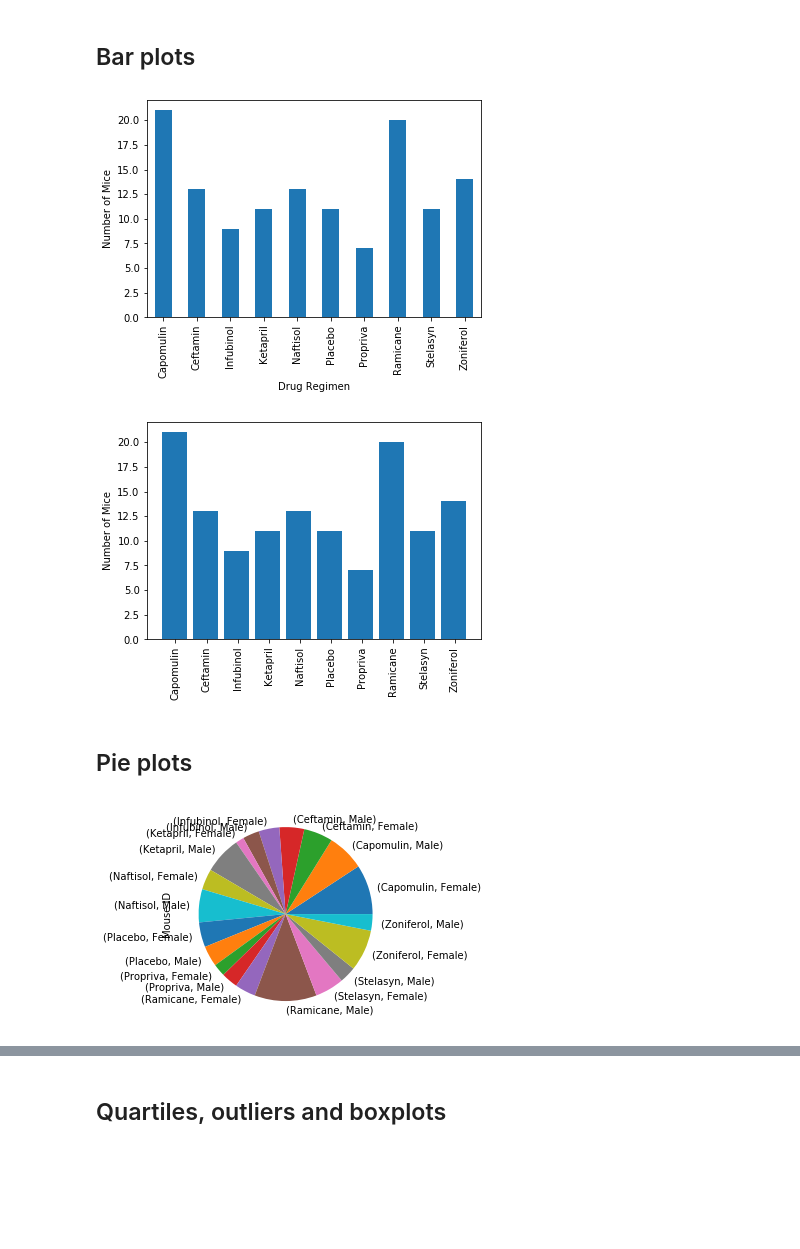
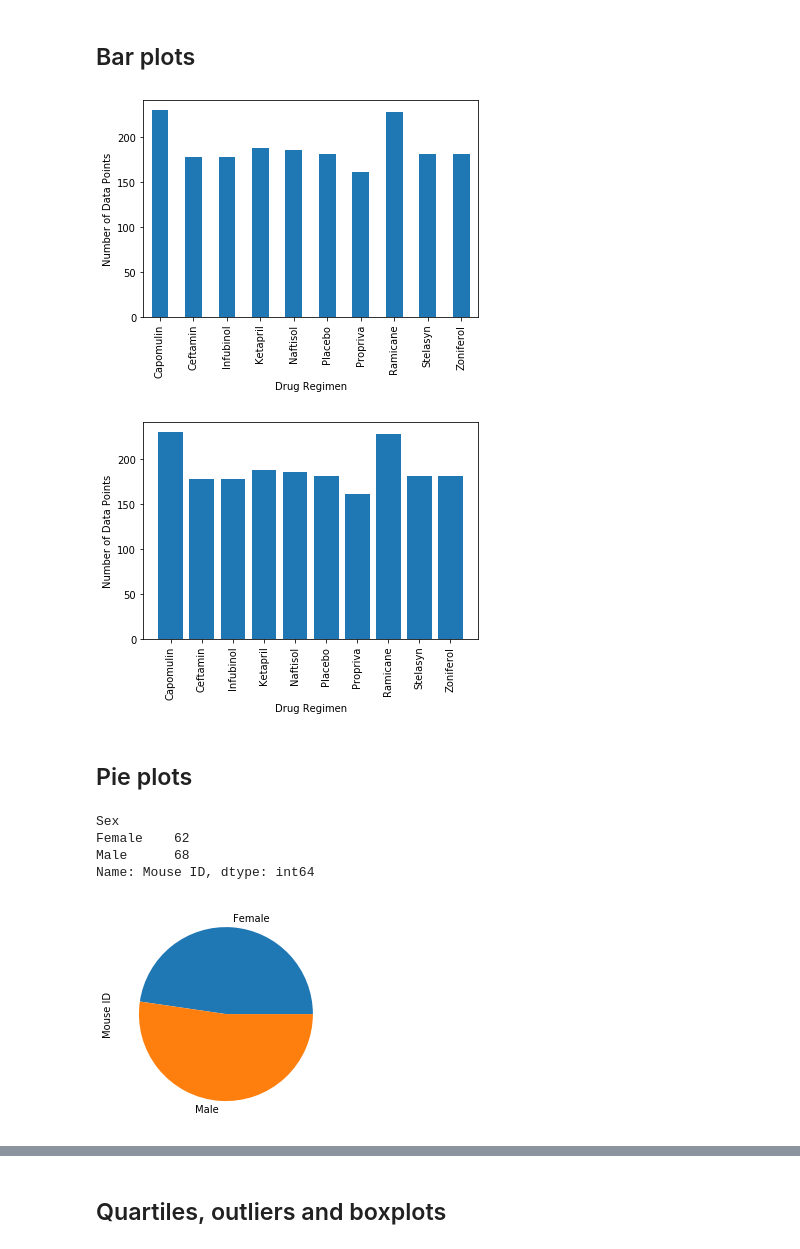
Before and after one commit to jtpeters963/matplotlibchallenge, a Jupyter notebook: pymaceuticals_starter.ipynb, the cells around one changed output, grey strips where cells are left out. Drawn from its saved outputs; the diff is of its cells as text; code cells hidden in the pictures; blank space fills up the shorter version.

```diff
--- a/pymaceuticals_starter.ipynb
+++ b/pymaceuticals_starter.ipynb
@@ -78,37 +78,36 @@ summary.head(30)
 ## Bar plots
 # %%
 # Generate a bar plot showing number of data points for each treatment regimen using pandas
-counts = df.groupby(['Drug Regimen']).count()
+counts = df1.groupby(['Drug Regimen']).count()
 counts.reindex()
 countsplt = counts[['Mouse ID']]
-countsplt.plot(kind='bar',legend = False)
-plt.ylabel('Number of Mice')
+countsplt.plot.bar(legend = False)
+plt.ylabel('Number of Data Points')
 plt.show()
 # %% [output]
-[figure, old version]
+[figure, new version]
 # %%
 # Generate a bar plot showing number of data points for each treatment regimen using pyplot
 xval = np.arange(0,len(counts))
-tick_locations = [x+.04 for x in xval]
 plt.bar(xval,counts['Mouse ID'])
-plt.xticks(tick_locations, counts.index, rotation="vertical")
-plt.ylabel('Number of Mice')
+plt.xticks(xval, counts.index, rotation="vertical")
+plt.ylabel('Number of Data Points')
+plt.xlabel('Drug Regimen')
 plt.show()
 # %% [output]
-[figure, old version]
+[figure, new version]
 # %% [markdown]
 ## Pie plots
 # %%
 # Generate a pie plot showing the distribution of female versus male mice using pandas
-gender = df.groupby(['Drug Regimen','Sex']).count()
-#del gender['Drug Regimen']
-del gender['Age_months']
-del gender['Weight (g)']
-del gender['Timepoint']
-del gender['Tumor Volume (mm3)']
-del gender['Metastatic Sites']
-plot = gender.plot.pie(subplots=True, legend = False)
+gender = df.groupby(['Sex']).count()['Mouse ID']
+plot = gender.plot.pie(legend = False)
+gender.head()
 # %% [output]
+Sex
+Female    62
+Male      68
+Name: Mouse ID, dtype: int64
-[figure, old version]
+[figure, new version]
 # %%
 # Generate a pie plot showing the distribution of female versus male mice using pyplot
```
Also changed, not shown: parts of 16 cells of this notebook.
